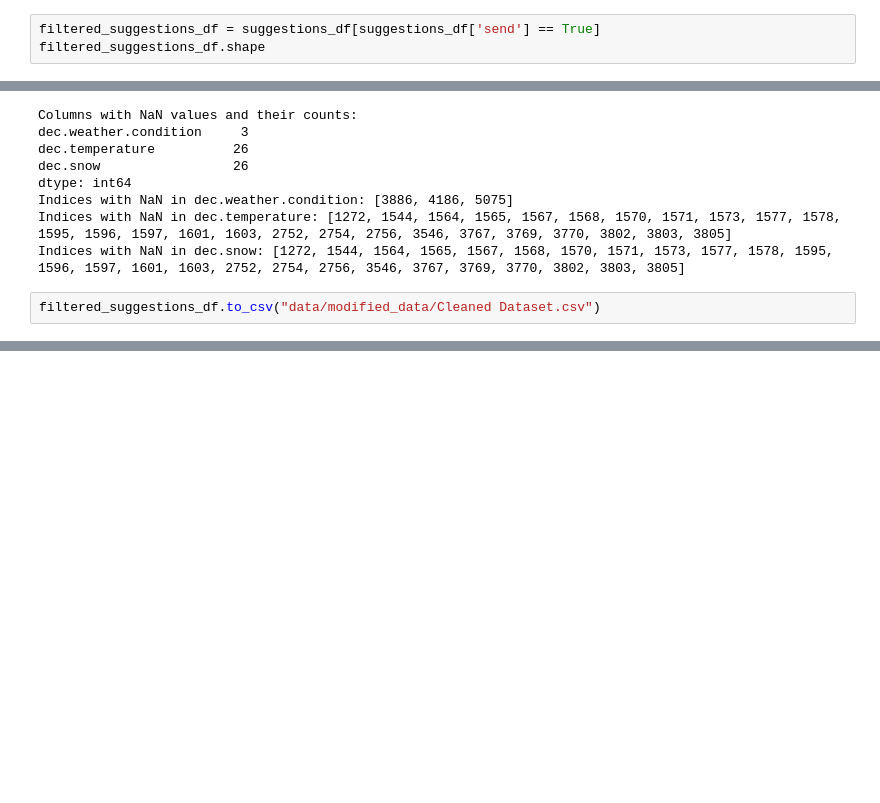
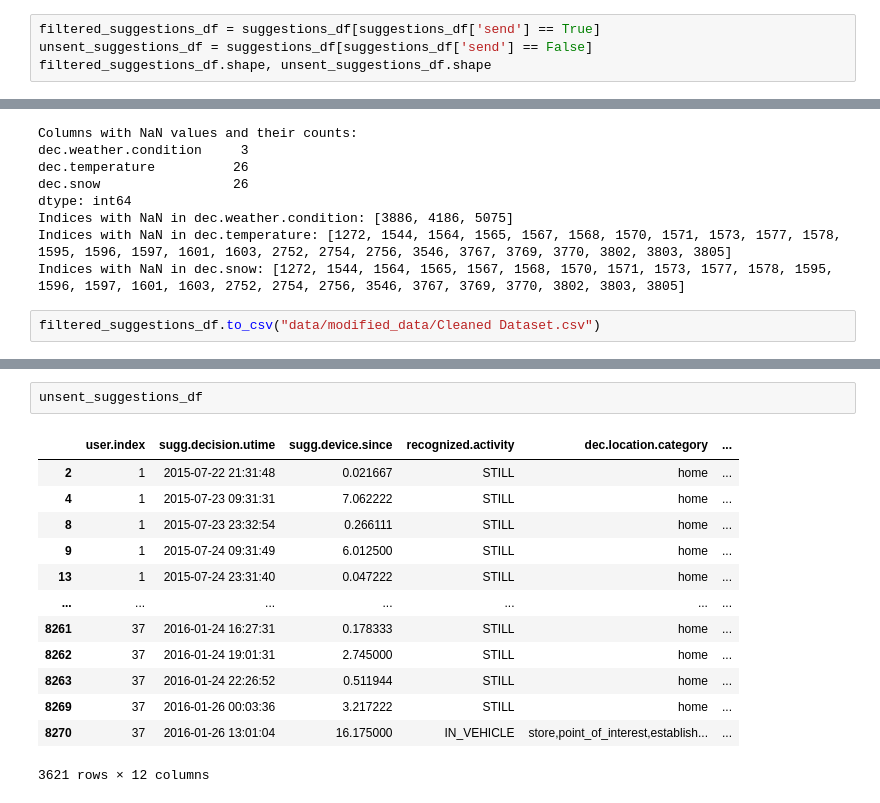
Before and after one commit to jacksoncamp42/ORIE-5160-Midterm-Project, a Jupyter notebook: data_cleaning.ipynb, the cells around one changed output, grey strips where cells are left out. Saved outputs shown, nothing was run; the diff lists cells and outputs as text; blank space fills up the shorter version.

Commit message:
Unsent Dataset

```diff
--- a/data_cleaning.ipynb
+++ b/data_cleaning.ipynb
@@ -105,5 +119,6 @@ for idx, row in rows_to_impute.iterrows():
 2016-01-24 16:27:31 2016-01-24 13:01:30 37 37
 # %%
 filtered_suggestions_df = suggestions_df[suggestions_df['send'] == True]
-filtered_suggestions_df.shape
+unsent_suggestions_df = suggestions_df[suggestions_df['send'] == False]
+filtered_suggestions_df.shape, unsent_suggestions_df.shape
 # %% [output]
@@ -223,0 +271,16 @@ filtered_suggestions_df.to_csv("data/modified_data/Cleaned Dataset.csv")
+# %%
+unsent_suggestions_df
+# %% [output]
+|  | user.index | sugg.decision.utime | sugg.device.since | recognized.activity | dec.location.category | ... |
+| 2 | 1 | 2015-07-22 21:31:48 | 0.021667 | STILL | home | ... |
+| 4 | 1 | 2015-07-23 09:31:31 | 7.062222 | STILL | home | ... |
+| 8 | 1 | 2015-07-23 23:32:54 | 0.266111 | STILL | home | ... |
+| 9 | 1 | 2015-07-24 09:31:49 | 6.012500 | STILL | home | ... |
+| 13 | 1 | 2015-07-24 23:31:40 | 0.047222 | STILL | home | ... |
+| ... | ... | ... | ... | ... | ... | ... |
+| 8261 | 37 | 2016-01-24 16:27:31 | 0.178333 | STILL | home | ... |
+| 8262 | 37 | 2016-01-24 19:01:31 | 2.745000 | STILL | home | ... |
+| 8263 | 37 | 2016-01-24 22:26:52 | 0.511944 | STILL | home | ... |
+| 8269 | 37 | 2016-01-26 00:03:36 | 3.217222 | STILL | home | ... |
+| 8270 | 37 | 2016-01-26 13:01:04 | 16.175000 | IN_VEHICLE | store,point_of_interest,establish... | ... |
+3621 rows × 12 columns
```
Also changed, not shown: parts of 5 cells of this notebook, 1 other file.
